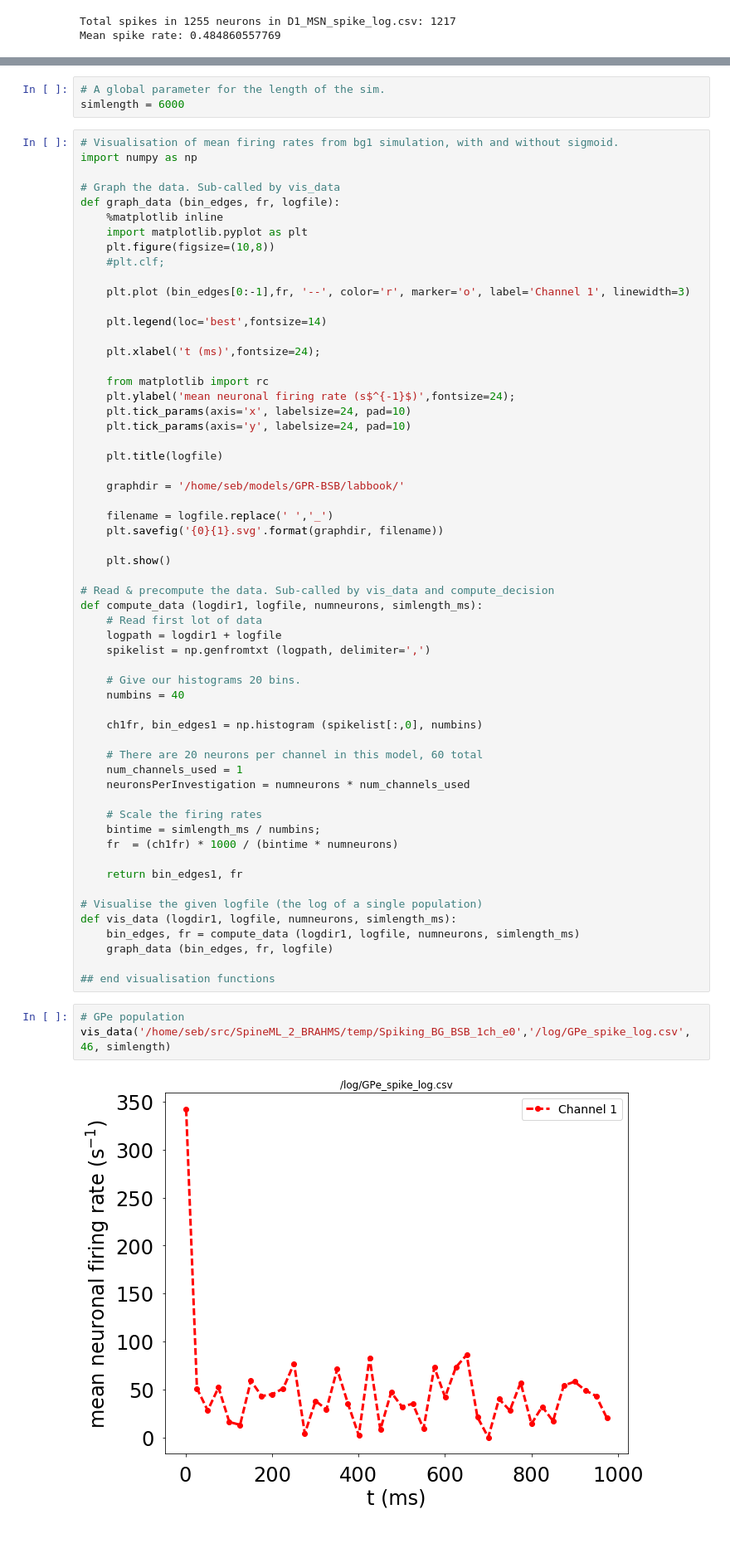
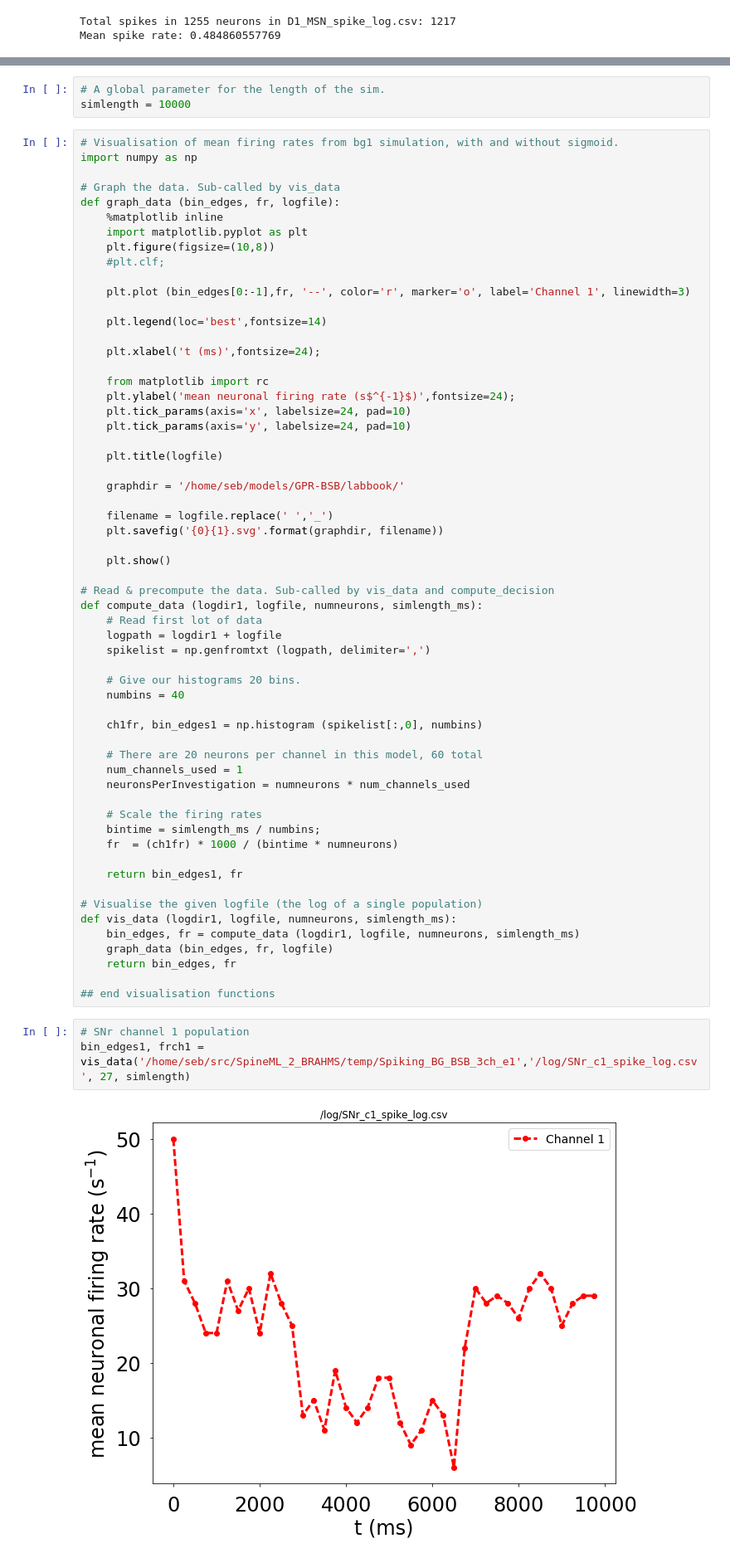
Before and after one commit to ABRG-Models/GPR-BSB, a Jupyter notebook: labbook/GPR-BSB-1CH.ipynb, the cells around one changed output, grey strips where cells are left out. Shown: that part at 83% size. Cells and saved outputs as stored; diff of their text form.

```diff
--- a/labbook/GPR-BSB-1CH.ipynb
+++ b/labbook/GPR-BSB-1CH.ipynb
@@ -123,6 +243,6 @@ Basab's model has 14 STN neurons 1255 D1s, 1255 D2s, 84 FSIs, 27 SNr neurons and
 # %%
 # A global parameter for the length of the sim.
-simlength = 6000
+simlength = 10000
 # %%
 # Visualisation of mean firing rates from bg1 simulation, with and without sigmoid.
 import numpy as np
@@ -179,11 +299,12 @@ def compute_data (logdir1, logfile, numneurons, simlength_ms):
 def vis_data (logdir1, logfile, numneurons, simlength_ms):
     bin_edges, fr = compute_data (logdir1, logfile, numneurons, simlength_ms)
     graph_data (bin_edges, fr, logfile)
+    return bin_edges, fr
 
 ## end visualisation functions
 # %%
-# GPe population
-vis_data('/home/seb/src/SpineML_2_BRAHMS/temp/Spiking_BG_BSB_1ch_e0','/log/GPe_spike_log.csv', 46, simlength)
+# SNr channel 1 population
+bin_edges1, frch1 = vis_data('/home/seb/src/SpineML_2_BRAHMS/temp/Spiking_BG_BSB_3ch_e1','/log/SNr_c1_spike_log.csv', 27, simlength)
 # %% [output]
-[figure, old version]
+[figure, new version]
 # %%
```
Also changed, not shown: parts of 12 cells of this notebook, 1 other file.
